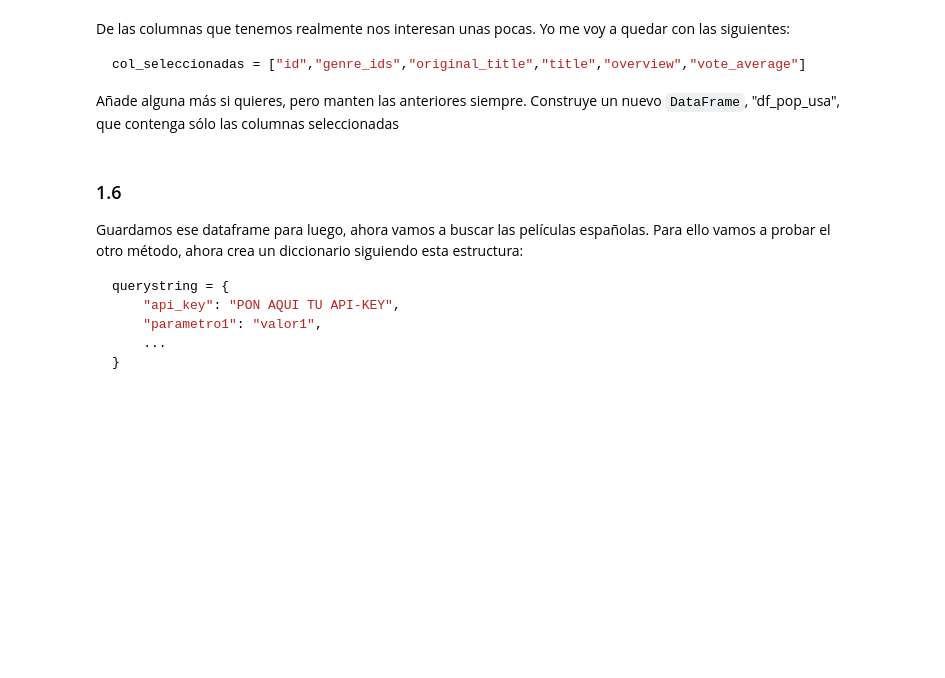
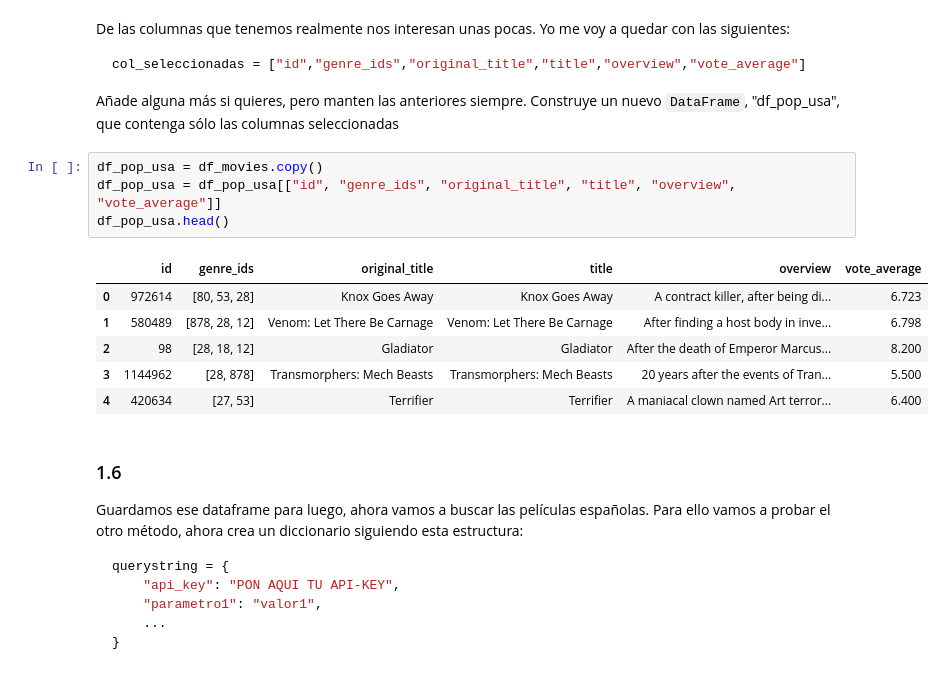
Before and after one commit to Anttt4/ONLINE_DS_THEBRIDGE_Antonio_Carreno_Jimenez, a Jupyter notebook: Sprint 6/Unidad 2/18_Practica_Obligatoria_Scraping_API.ipynb, the cells around one changed output. Cells and saved outputs as stored; diff of their text form; blank space fills up the shorter version.

````diff
--- a/Sprint 6/Unidad 2/18_Practica_Obligatoria_Scraping_API.ipynb
+++ b/Sprint 6/Unidad 2/18_Practica_Obligatoria_Scraping_API.ipynb
@@ -110,6 +186,17 @@ col_seleccionadas = ["id","genre_ids","original_title","title","overview","vote_
 ```
 
 Añade alguna más si quieres, pero manten las anteriores siempre. Construye un nuevo `DataFrame`, "df_pop_usa", que contenga sólo las columnas seleccionadas
+# %%
+df_pop_usa = df_movies.copy()
+df_pop_usa = df_pop_usa[["id", "genre_ids", "original_title", "title", "overview", "vote_average"]]
+df_pop_usa.head()
+# %% [output]
+|  | id | genre_ids | original_title | title | overview | vote_average |
+| 0 | 972614 | [80, 53, 28] | Knox Goes Away | Knox Goes Away | A contract killer, after being di... | 6.723 |
+| 1 | 580489 | [878, 28, 12] | Venom: Let There Be Carnage | Venom: Let There Be Carnage | After finding a host body in inve... | 6.798 |
+| 2 | 98 | [28, 18, 12] | Gladiator | Gladiator | After the death of Emperor Marcus... | 8.200 |
+| 3 | 1144962 | [28, 878] | Transmorphers: Mech Beasts | Transmorphers: Mech Beasts | 20 years after the events of Tran... | 5.500 |
+| 4 | 420634 | [27, 53] | Terrifier | Terrifier | A maniacal clown named Art terror... | 6.400 |
 # %% [markdown]
 ### 1.6
 
````
Also changed, not shown: parts of 17 cells of this notebook.
